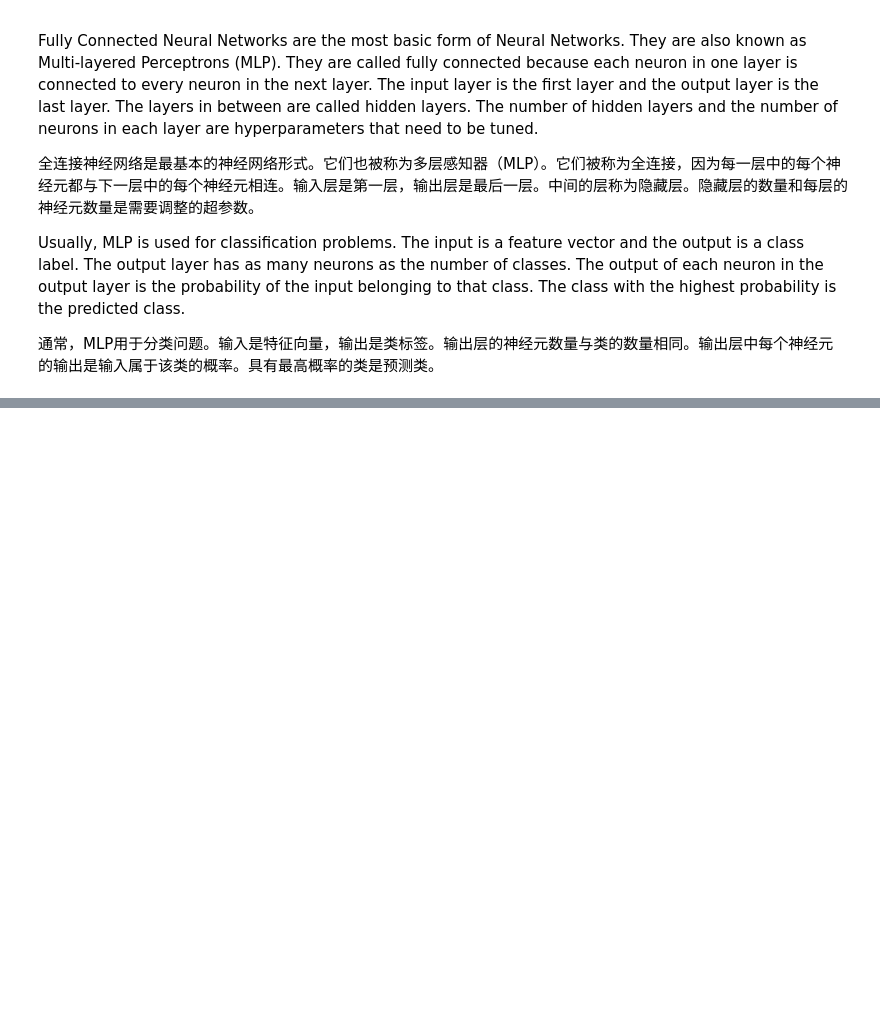
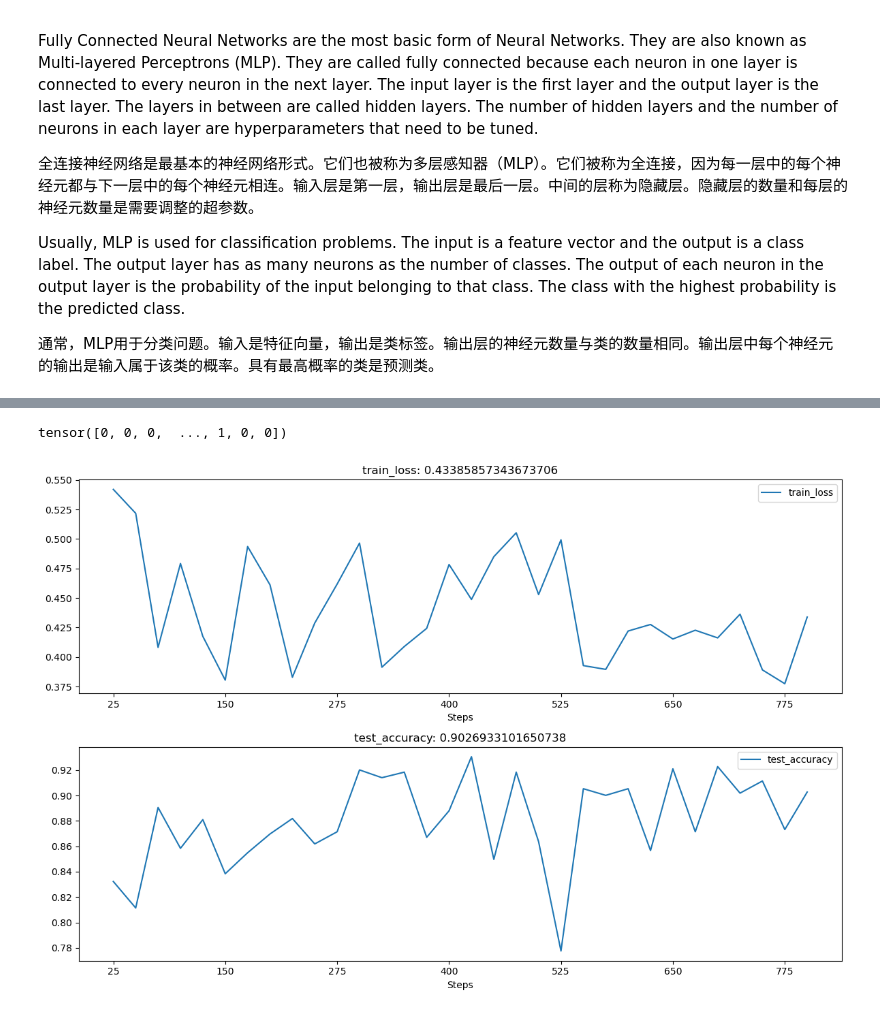
Before and after one commit to BohaoSuCC/DeepLearning-Explore, a Jupyter notebook: Basic-Models/FullyConnectedNetwork.ipynb, the cells around one changed output, grey strips where cells are left out. Cells and saved outputs as stored; diff of their text form; code cells hidden in the pictures; blank space fills up the shorter version.

```diff
--- a/Basic-Models/FullyConnectedNetwork.ipynb
+++ b/Basic-Models/FullyConnectedNetwork.ipynb
@@ -25,0 +268,20 @@ import torch.nn as nn
+# %%
+# Transfer the data to tensor
+# 数据转为张量
+X_train_nots = torch.from_numpy(X_train.astype(np.float32))
+y_train_t = torch.from_numpy(y_train.astype(np.int64))
+X_test_nots = torch.from_numpy(X_test.astype(np.float32))
+y_test_t = torch.from_numpy(y_test.astype(np.int64))
+
+# Use TensorDataset to bind X and y
+# 用TensorDataset捆绑X和y
+train_data_nots = Data.TensorDataset(X_train_nots, y_train_t)
+
+# Define the data loader
+# 定义数据加载器
+train_nots_loader = Data.DataLoader(
+    dataset = train_data_nots,
+    batch_size = 64,
+    shuffle = True,
+    num_workers = 1,
+)
@@ -25,0 +304,51 @@ import torch.nn as nn
+# %%
+y_train_t
+# %% [output]
+tensor([0, 0, 0,  ..., 1, 0, 0])
+# %%
+# Define the loss function and optimizer
+# 定义优化器
+optimizer = Adam(testnet.parameters(), lr=0.01)
+loss_func = nn.CrossEntropyLoss()
+
+# Record the indicators of the training process
+# 记录训练过程的指标
+history1 = hl.History()
+
+# Use Canvas to visualize
+# 使用Canvas可视化
+canvas1 = hl.Canvas()
+print_step = 25
+
+for epoch in range(15):
+    for step, (b_x, b_y) in enumerate(train_nots_loader):
+        # Calculate the loss for each batch
+        # 计算每个batch的损失
+        _, _, output = testnet(b_x)
+        train_loss = loss_func(output, b_y)
+        # Initialize the gradient to 0
+        # 梯度初始化为0
+        optimizer.zero_grad()
+        # Backpropagation
+        # 反向传播
+        train_loss.backward()
+        # Use the gradient for optimization
+        # 使用梯度进行优化
+        optimizer.step()
+        niter = epoch * len(train_nots_loader) + step + 1
+        # Output after every print_step iterations
+        # 每经过 print_step 次迭代后的输出
+        if niter % print_step == 0:
+            _, _, output = testnet(X_test_nots)
+            _, pre_lab = torch.max(output, 1)
+            test_accuracy = accuracy_score(y_test_t, pre_lab)
+            # Add epoch, loss and accuracy
+            # 添加epoch，损失和精度
+            history1.log(niter, train_loss=train_loss, test_accuracy=test_accuracy)
+            # Visualize the loss function and accuracy using two images
+            # 使用两个图像可视化损失函数和精度
+            with canvas1:
+                canvas1.draw_plot(history1['train_loss'])
+                canvas1.draw_plot(history1['test_accuracy'])
+# %% [output]
+[figure, added]
```
Also changed, not shown: parts of 59 cells of this notebook, 8 other files.
